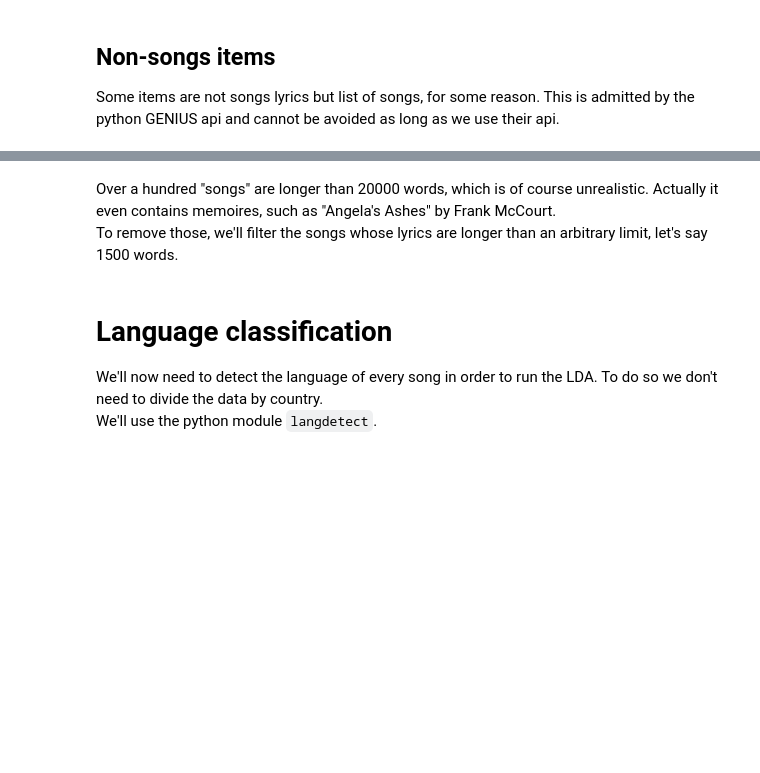
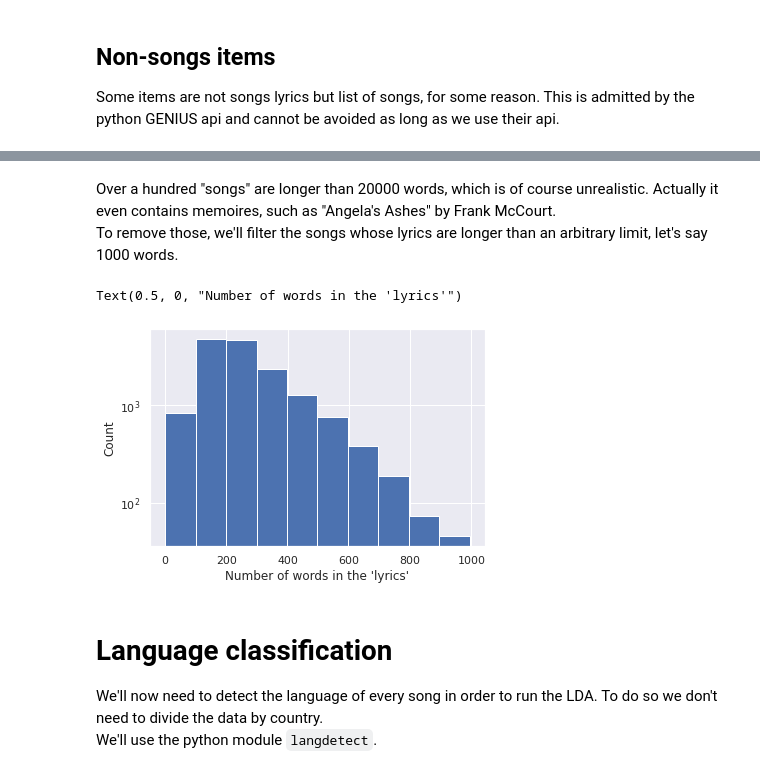
Before and after one commit to dauvillc/singles_topics_analysis, a Jupyter notebook: data_exploration.ipynb, the cells around one changed output, grey strips where cells are left out. Saved outputs shown, nothing was run; the diff lists cells and outputs as text; code cells hidden in the pictures; blank space fills up the shorter version.

```diff
--- a/data_exploration.ipynb
+++ b/data_exploration.ipynb
@@ -155,4 +178,4 @@ Text(0.5, 0, "Number of words in the 'lyrics'")
 # %% [markdown]
 Over a hundred "songs" are longer than 20000 words, which is of course unrealistic. Actually it even contains memoires, such as "Angela's Ashes" by Frank McCourt.
-To remove those, we'll filter the songs whose lyrics are longer than an arbitrary limit, let's say 1500 words.
+To remove those, we'll filter the songs whose lyrics are longer than an arbitrary limit, let's say 1000 words.
 # %%
@@ -160,3 +183,11 @@ lyrics_df = lyrics_df[lyrics_lengths < 1500]
+# %%
+lyrics_lengths = lyrics_df['lyrics'].apply(lambda text: len(text.split(' ')))
+lyrics_lengths.hist(log=True)
+plt.ylabel("Count")
+plt.xlabel("Number of words in the 'lyrics'")
+# %% [output]
+Text(0.5, 0, "Number of words in the 'lyrics'")
+[figure, added]
 # %% [markdown]
 # Language classification
 We'll now need to detect the language of every song in order to run the LDA. To do so we don't need to divide the data
```
Also changed, not shown: parts of 48 cells of this notebook.
